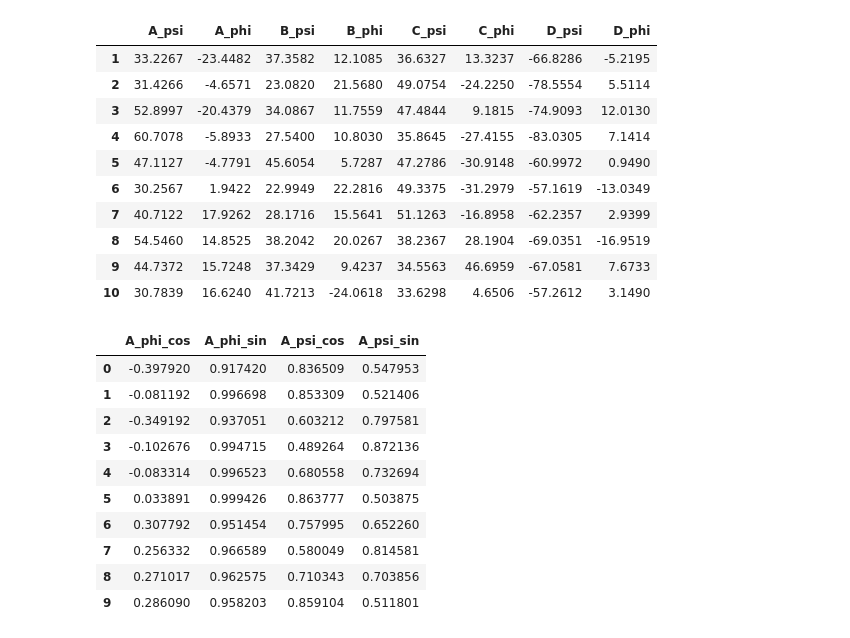
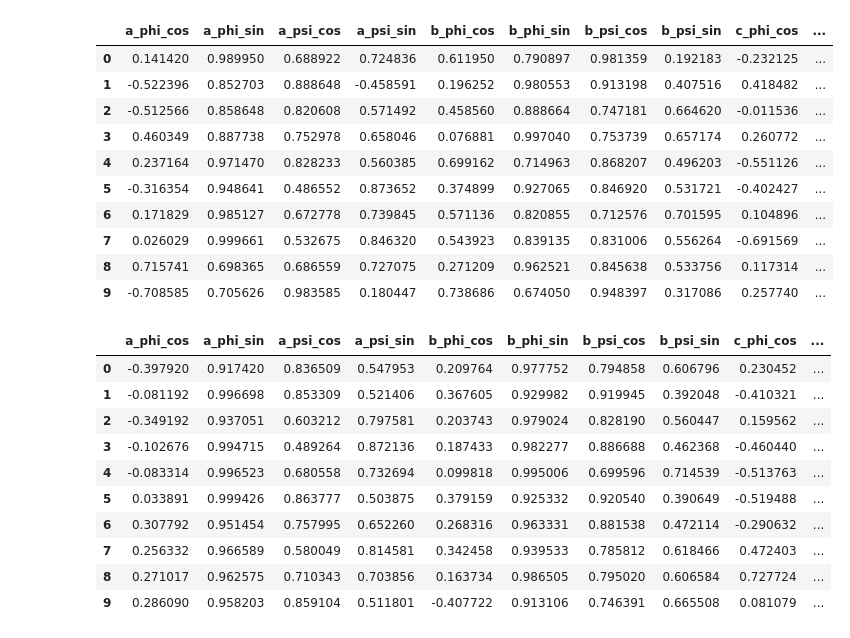
Before and after one commit to ytachigo/KernelPCA-tutorial, a Jupyter notebook: kpca.ipynb, the cells around one changed output. Saved outputs shown, nothing was run; the diff lists cells and outputs as text; code cells hidden in the pictures.

```diff
--- a/kpca.ipynb
+++ b/kpca.ipynb
@@ -112,15 +24,15 @@ df_gm1cluS7 = df_gm1cluS7[(df_gm1cluS7['D_phi'] > -100) & (df_gm1cluS7['D_phi']
 # %%
-df_gm1cluABCD.head(10)
+df_total.head(10)
 # %% [output]
-|  | A_psi | A_phi | B_psi | B_phi | C_psi | C_phi | D_psi | D_phi |
-| 1 | 33.2267 | -23.4482 | 37.3582 | 12.1085 | 36.6327 | 13.3237 | -66.8286 | -5.2195 |
-| 2 | 31.4266 | -4.6571 | 23.0820 | 21.5680 | 49.0754 | -24.2250 | -78.5554 | 5.5114 |
-| 3 | 52.8997 | -20.4379 | 34.0867 | 11.7559 | 47.4844 | 9.1815 | -74.9093 | 12.0130 |
-| 4 | 60.7078 | -5.8933 | 27.5400 | 10.8030 | 35.8645 | -27.4155 | -83.0305 | 7.1414 |
-| 5 | 47.1127 | -4.7791 | 45.6054 | 5.7287 | 47.2786 | -30.9148 | -60.9972 | 0.9490 |
-| 6 | 30.2567 | 1.9422 | 22.9949 | 22.2816 | 49.3375 | -31.2979 | -57.1619 | -13.0349 |
-| 7 | 40.7122 | 17.9262 | 28.1716 | 15.5641 | 51.1263 | -16.8958 | -62.2357 | 2.9399 |
-| 8 | 54.5460 | 14.8525 | 38.2042 | 20.0267 | 38.2367 | 28.1904 | -69.0351 | -16.9519 |
-| 9 | 44.7372 | 15.7248 | 37.3429 | 9.4237 | 34.5563 | 46.6959 | -67.0581 | 7.6733 |
-| 10 | 30.7839 | 16.6240 | 41.7213 | -24.0618 | 33.6298 | 4.6506 | -57.2612 | 3.1490 |
+|  | a_phi_cos | a_phi_sin | a_psi_cos | a_psi_sin | b_phi_cos | b_phi_sin | b_psi_cos | b_psi_sin | c_phi_cos | ... |
+| 0 | 0.141420 | 0.989950 | 0.688922 | 0.724836 | 0.611950 | 0.790897 | 0.981359 | 0.192183 | -0.232125 | ... |
+| 1 | -0.522396 | 0.852703 | 0.888648 | -0.458591 | 0.196252 | 0.980553 | 0.913198 | 0.407516 | 0.418482 | ... |
+| 2 | -0.512566 | 0.858648 | 0.820608 | 0.571492 | 0.458560 | 0.888664 | 0.747181 | 0.664620 | -0.011536 | ... |
+| 3 | 0.460349 | 0.887738 | 0.752978 | 0.658046 | 0.076881 | 0.997040 | 0.753739 | 0.657174 | 0.260772 | ... |
+| 4 | 0.237164 | 0.971470 | 0.828233 | 0.560385 | 0.699162 | 0.714963 | 0.868207 | 0.496203 | -0.551126 | ... |
+| 5 | -0.316354 | 0.948641 | 0.486552 | 0.873652 | 0.374899 | 0.927065 | 0.846920 | 0.531721 | -0.402427 | ... |
+| 6 | 0.171829 | 0.985127 | 0.672778 | 0.739845 | 0.571136 | 0.820855 | 0.712576 | 0.701595 | 0.104896 | ... |
+| 7 | 0.026029 | 0.999661 | 0.532675 | 0.846320 | 0.543923 | 0.839135 | 0.831006 | 0.556264 | -0.691569 | ... |
+| 8 | 0.715741 | 0.698365 | 0.686559 | 0.727075 | 0.271209 | 0.962521 | 0.845638 | 0.533756 | 0.117314 | ... |
+| 9 | -0.708585 | 0.705626 | 0.983585 | 0.180447 | 0.738686 | 0.674050 | 0.948397 | 0.317086 | 0.257740 | ... |
 # %%
@@ -252,14 +93,14 @@ df_convertedS7A = pd.DataFrame({'A_psi_sin':  psi_sin, 'A_psi_cos': psi_cos, 'A_
 # %%
-df_convertedA.head(10)
+df_total.head(10)
 # %% [output]
-|  | A_phi_cos | A_phi_sin | A_psi_cos | A_psi_sin |
-| 0 | -0.397920 | 0.917420 | 0.836509 | 0.547953 |
-| 1 | -0.081192 | 0.996698 | 0.853309 | 0.521406 |
-| 2 | -0.349192 | 0.937051 | 0.603212 | 0.797581 |
-| 3 | -0.102676 | 0.994715 | 0.489264 | 0.872136 |
-| 4 | -0.083314 | 0.996523 | 0.680558 | 0.732694 |
-| 5 | 0.033891 | 0.999426 | 0.863777 | 0.503875 |
-| 6 | 0.307792 | 0.951454 | 0.757995 | 0.652260 |
-| 7 | 0.256332 | 0.966589 | 0.580049 | 0.814581 |
-| 8 | 0.271017 | 0.962575 | 0.710343 | 0.703856 |
-| 9 | 0.286090 | 0.958203 | 0.859104 | 0.511801 |
+|  | a_phi_cos | a_phi_sin | a_psi_cos | a_psi_sin | b_phi_cos | b_phi_sin | b_psi_cos | b_psi_sin | c_phi_cos | ... |
+| 0 | -0.397920 | 0.917420 | 0.836509 | 0.547953 | 0.209764 | 0.977752 | 0.794858 | 0.606796 | 0.230452 | ... |
+| 1 | -0.081192 | 0.996698 | 0.853309 | 0.521406 | 0.367605 | 0.929982 | 0.919945 | 0.392048 | -0.410321 | ... |
+| 2 | -0.349192 | 0.937051 | 0.603212 | 0.797581 | 0.203743 | 0.979024 | 0.828190 | 0.560447 | 0.159562 | ... |
+| 3 | -0.102676 | 0.994715 | 0.489264 | 0.872136 | 0.187433 | 0.982277 | 0.886688 | 0.462368 | -0.460440 | ... |
+| 4 | -0.083314 | 0.996523 | 0.680558 | 0.732694 | 0.099818 | 0.995006 | 0.699596 | 0.714539 | -0.513763 | ... |
+| 5 | 0.033891 | 0.999426 | 0.863777 | 0.503875 | 0.379159 | 0.925332 | 0.920540 | 0.390649 | -0.519488 | ... |
+| 6 | 0.307792 | 0.951454 | 0.757995 | 0.652260 | 0.268316 | 0.963331 | 0.881538 | 0.472114 | -0.290632 | ... |
+| 7 | 0.256332 | 0.966589 | 0.580049 | 0.814581 | 0.342458 | 0.939533 | 0.785812 | 0.618466 | 0.472403 | ... |
+| 8 | 0.271017 | 0.962575 | 0.710343 | 0.703856 | 0.163734 | 0.986505 | 0.795020 | 0.606584 | 0.727724 | ... |
+| 9 | 0.286090 | 0.958203 | 0.859104 | 0.511801 | -0.407722 | 0.913106 | 0.746391 | 0.665508 | 0.081079 | ... |
```
Also changed, not shown: parts of 16 cells of this notebook.
